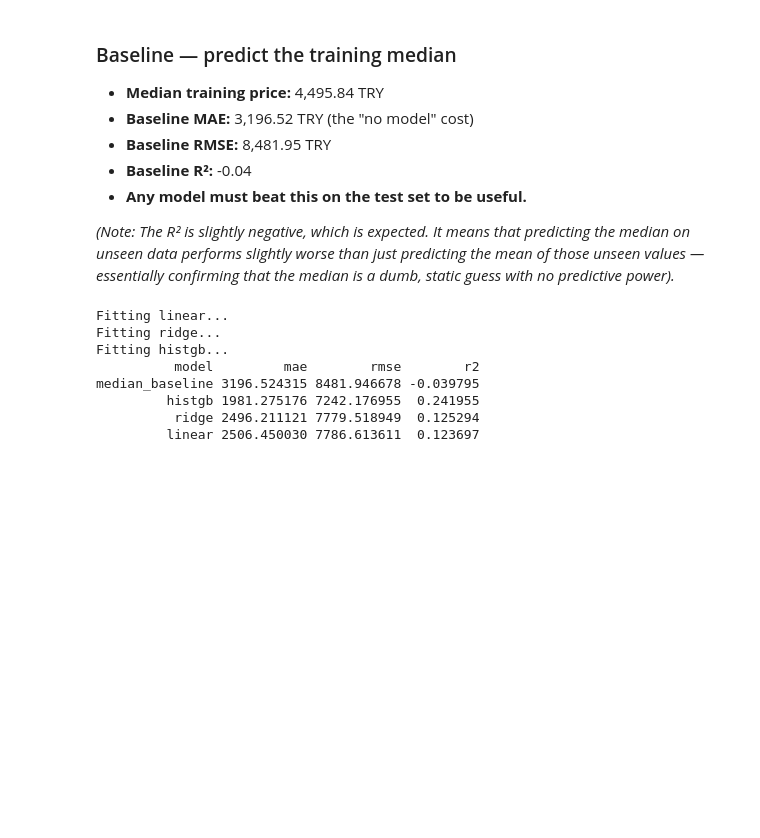
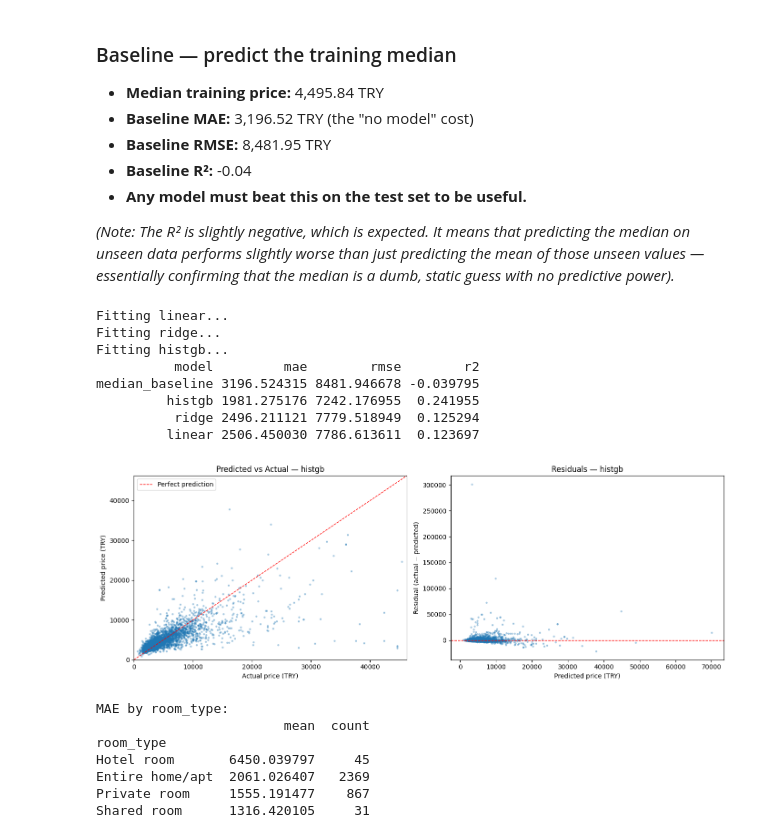
Before and after one commit to Bou-eng/market-analyzer, a Jupyter notebook: notebooks/04_model_comparison.ipynb, the cells around one changed output. Saved outputs shown, nothing was run; the diff lists cells and outputs as text; code cells hidden in the pictures; blank space fills up the shorter version.

Commit message:
feat(training): add residual analysis for the chosen model

```diff
--- a/notebooks/04_model_comparison.ipynb
+++ b/notebooks/04_model_comparison.ipynb
@@ -121,3 +121,52 @@ median_baseline 3196.524315 8481.946678 -0.039795
          histgb 1981.275176 7242.176955  0.241955
           ridge 2496.211121 7779.518949  0.125294
          linear 2506.450030 7786.613611  0.123697
+# %%
+# Use the winner for residual analysis
+best_name = results.iloc[0]["model"]
+best_model = models[best_name]
+best_model.fit(X_train, y_train)
+y_pred = best_model.predict(X_test)
+residuals = y_test - y_pred
+
+fig, axes = plt.subplots(1, 2, figsize=(14, 5))
+
+# --- Left: Predicted vs Actual (should be on diagonal) ---
+axes[0].scatter(y_test, y_pred, s=5, alpha=0.3)
+lim = [0, np.percentile(y_test, 99.5)]
+axes[0].plot(lim, lim, "r--", lw=1, label="Perfect prediction")
+axes[0].set_xlabel("Actual price (TRY)")
+axes[0].set_ylabel("Predicted price (TRY)")
+axes[0].set_xlim(lim); axes[0].set_ylim(lim)
+axes[0].set_title(f"Predicted vs Actual — {best_name}")
+axes[0].legend()
+
+# --- Right: Residual vs Predicted (should be horizontal band at 0) ---
+axes[1].scatter(y_pred, residuals, s=5, alpha=0.3)
+axes[1].axhline(0, color="red", linestyle="--", lw=1)
+axes[1].set_xlabel("Predicted price (TRY)")
+axes[1].set_ylabel("Residual (actual − predicted)")
+axes[1].set_title(f"Residuals — {best_name}")
+
+fig.tight_layout()
+Path("reports").mkdir(exist_ok=True)
+fig.savefig("reports/residual_analysis.png", dpi=160, bbox_inches="tight")
+plt.show()
+
+# Segment-specific error check
+print("\nMAE by room_type:")
+print(
+    pd.DataFrame({"actual": y_test, "pred": y_pred, "room_type": X_test["room_type"]})
+    .assign(ae=lambda d: (d["actual"] - d["pred"]).abs())
+    .groupby("room_type")["ae"].agg(["mean", "count"])
+    .sort_values("mean", ascending=False)
+)
+# %% [output]
+[figure, added]
+MAE by room_type:
+                        mean  count
+room_type
+Hotel room       6450.039797     45
+Entire home/apt  2061.026407   2369
+Private room     1555.191477    867
+Shared room      1316.420105     31
```
Also changed, not shown: 4 other files.
